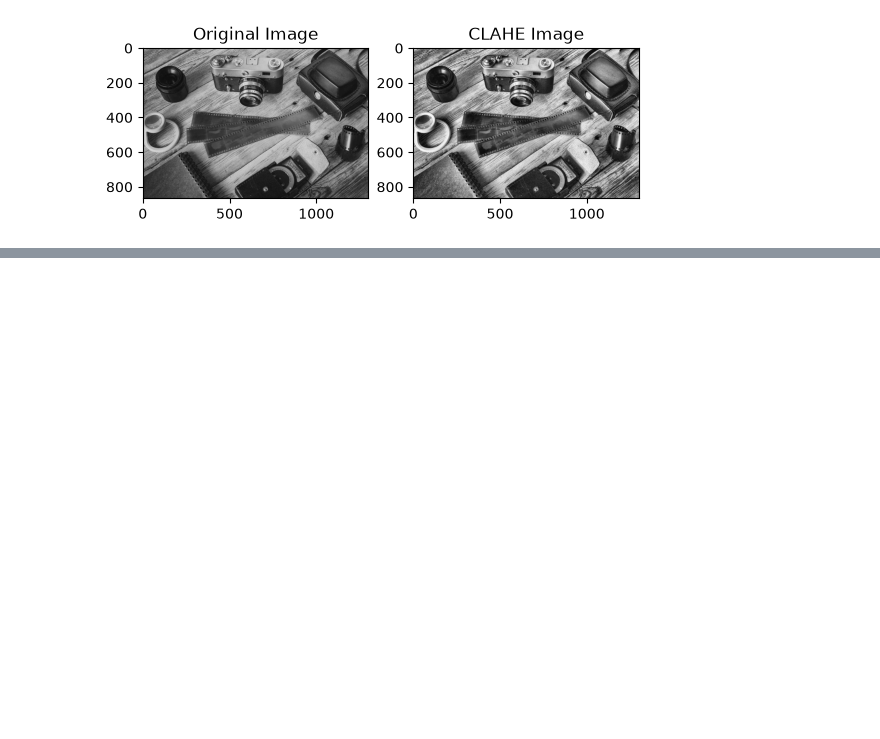
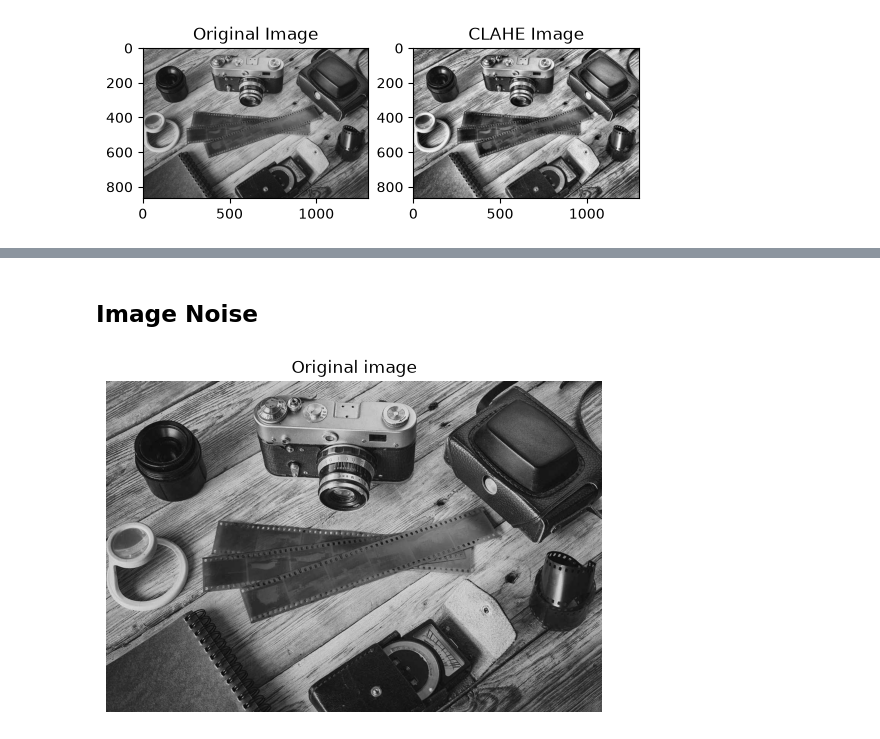
Before and after one commit to MdAshekMahmud/OpenCV, a Jupyter notebook: notebooks/01_image_processing_and_enhancement.ipynb, the cells around one changed output, grey strips where cells are left out. Cells and saved outputs as stored; diff of their text form; code cells hidden in the pictures; blank space fills up the shorter version.

```diff
--- a/notebooks/01_image_processing_and_enhancement.ipynb
+++ b/notebooks/01_image_processing_and_enhancement.ipynb
@@ -74,0 +100,10 @@ else:
+# %% [markdown]
+## Image Noise
+# %%
+img = np.array(image)
+plt.imshow(cv.cvtColor(img, cv.COLOR_BGR2RGB))
+plt.title("Original image")
+plt.axis("off")
+plt.show()
+# %% [output]
+[figure, added]
```
Also changed, not shown: parts of 11 cells of this notebook.
